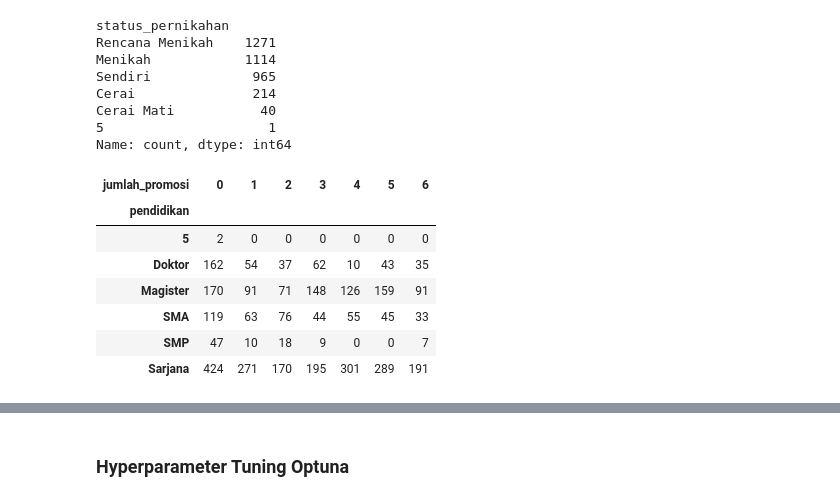
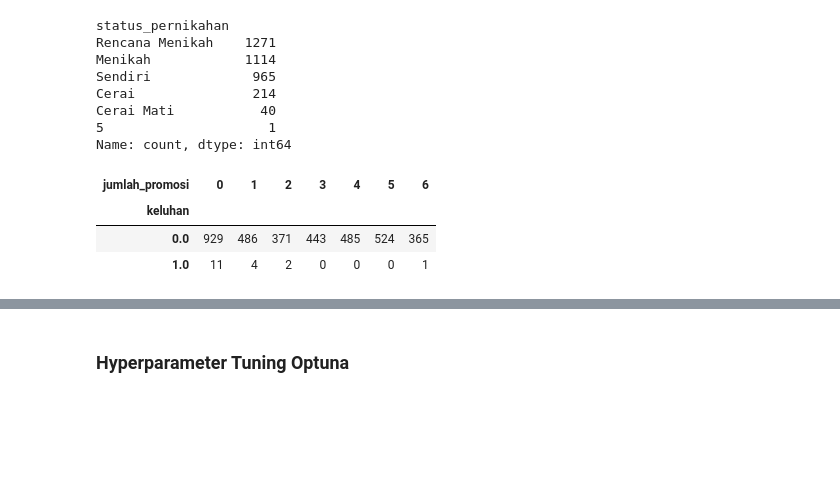
Before and after one commit to davidbryanc/Data-Analytics-Competition-FIND-IT-2024, a Jupyter notebook: valent2.ipynb, the cells around one changed output, grey strips where cells are left out. Cells and saved outputs as stored; diff of their text form; code cells hidden in the pictures; blank space fills up the shorter version.

```diff
--- a/valent2.ipynb
+++ b/valent2.ipynb
@@ -191,16 +191,12 @@ Cerai Mati           40
 5                     1
 Name: count, dtype: int64
 # %%
-table = contingency_table = pd.crosstab(train['pendidikan'], train['jumlah_promosi'])
+table = contingency_table = pd.crosstab(train['keluhan'], train['jumlah_promosi'])
 table
 # %% [output]
 | jumlah_promosi | 0 | 1 | 2 | 3 | 4 | 5 | 6 |
-| pendidikan |  |  |  |  |  |  |  |
-| 5 | 2 | 0 | 0 | 0 | 0 | 0 | 0 |
-| Doktor | 162 | 54 | 37 | 62 | 10 | 43 | 35 |
-| Magister | 170 | 91 | 71 | 148 | 126 | 159 | 91 |
-| SMA | 119 | 63 | 76 | 44 | 55 | 45 | 33 |
-| SMP | 47 | 10 | 18 | 9 | 0 | 0 | 7 |
-| Sarjana | 424 | 271 | 170 | 195 | 301 | 289 | 191 |
+| keluhan |  |  |  |  |  |  |  |
+| 0.0 | 929 | 486 | 371 | 443 | 485 | 524 | 365 |
+| 1.0 | 11 | 4 | 2 | 0 | 0 | 0 | 1 |
 # %%
 def preprocessing(df):
```
Also changed, not shown: parts of 27 cells of this notebook, 2 other files.
